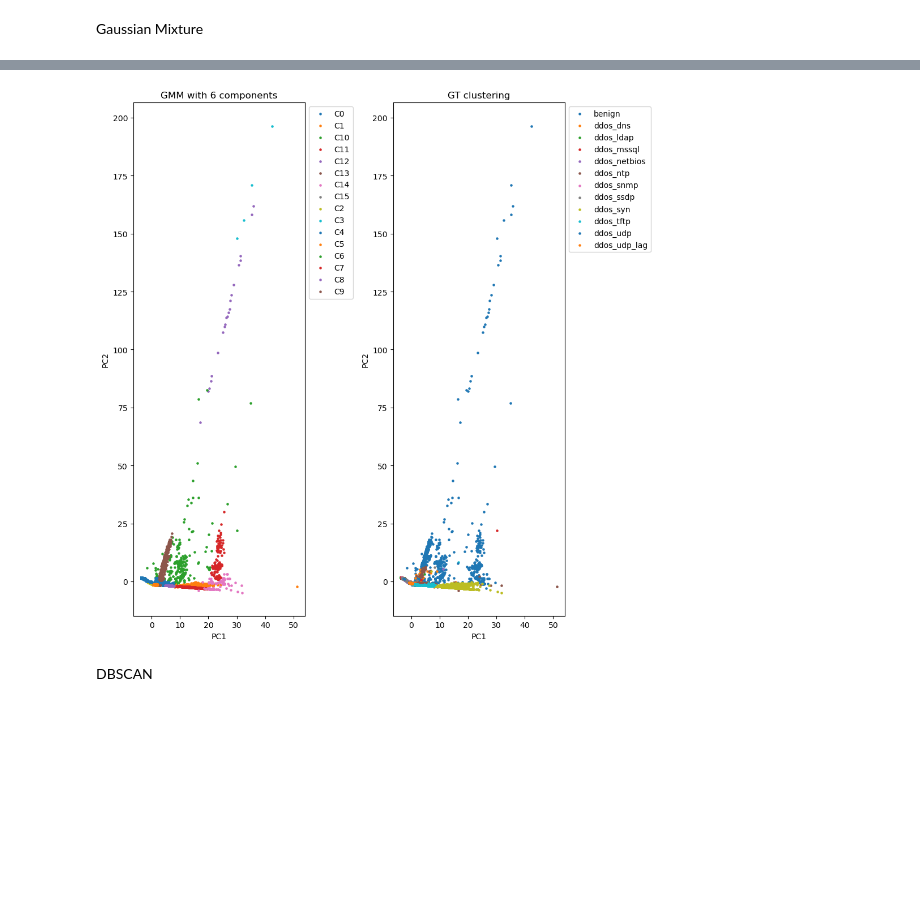
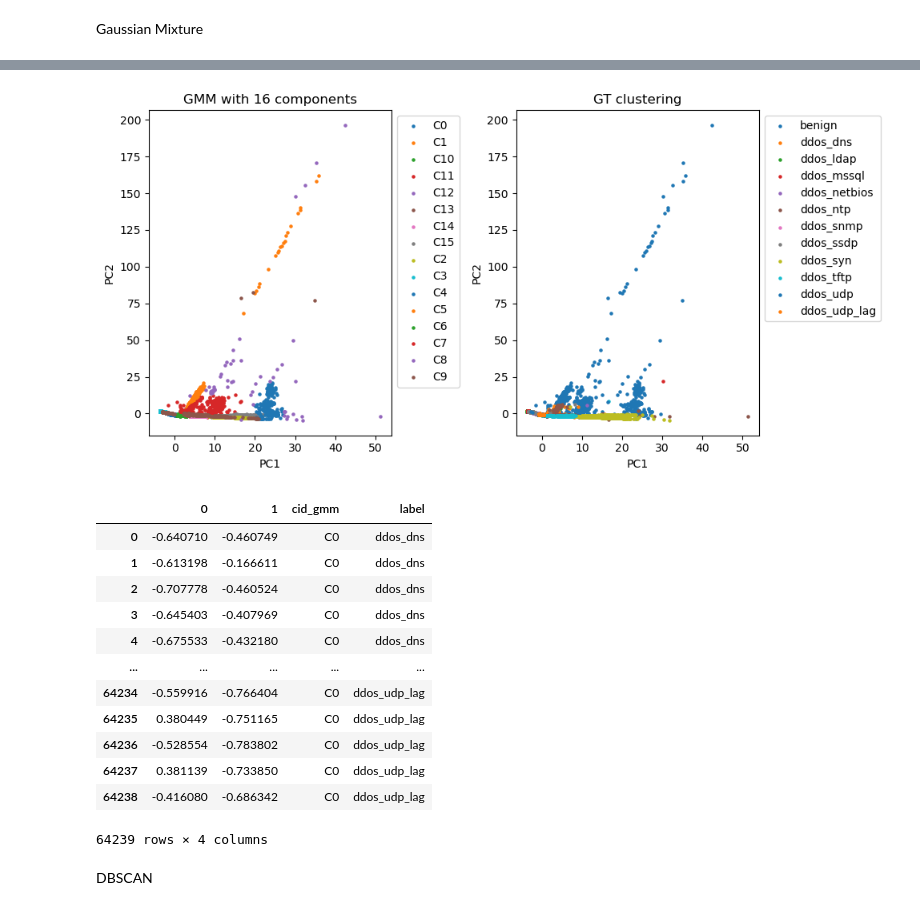
Before and after one commit to federicomirra01/DDoS_analysis_project, a Jupyter notebook: Section_3(to_be_done).ipynb, the cells around one changed output, grey strips where cells are left out. Drawn from its saved outputs; the diff is of its cells as text; code cells hidden in the pictures; blank space fills up the shorter version.

```diff
--- a/Section_3(to_be_done).ipynb
+++ b/Section_3(to_be_done).ipynb
@@ -79,36 +70,53 @@ Other metrics: log-likehood, ri, ari
 # %%
 pca_result =pd.read_csv('pca_dataframe.csv').to_numpy()[:,:2]
 
 df = pd.DataFrame(pca_result)
 
 gmm = GaussianMixture(n_components=16)
 labels = gmm.fit_predict(df)
-df['cid'] = [f'C{x}' for x in labels]
+df['cid_gmm'] = [f'C{x}' for x in labels]
 df['label'] = y.reshape(-1)
 
-fig, ax = plt.subplots(1, 2, figsize=(10,10))
+fig, ax = plt.subplots(1, 2, figsize=(10,5))
 
-for i in np.unique(df.cid):
-    subdf = df[df.cid == i]
+for i in np.unique(df.cid_gmm):
+    subdf = df[df.cid_gmm == i]
     ax[0].scatter(subdf[0], subdf[1], label=i, s=5)
 plt.grid()
 lgnd = ax[0].legend(bbox_to_anchor=(1, 1), loc="upper left")
 ax[0].set_xlabel('PC1')
 ax[0].set_ylabel('PC2')
-ax[0].set_title('GMM with 6 components')
+ax[0].set_title('GMM with 16 components')
 
 for i in np.unique(df.label):
     subdf = df[df.label == i]
     ax[1].scatter(subdf[0], subdf[1], label=i, s=5)
 plt.grid()
 lgnd = ax[1].legend(bbox_to_anchor=(1, 1), loc="upper left")
 ax[1].set_xlabel('PC1')
 ax[1].set_ylabel('PC2')
 ax[1].set_title('GT clustering')
 plt.tight_layout()
 plt.show()
 # %% [output]
-[figure, old version]
+[figure, new version]
+# %%
+cluster_df = df
+cluster_df
+# %% [output]
+|  | 0 | 1 | cid_gmm | label |
+| 0 | -0.640710 | -0.460749 | C0 | ddos_dns |
+| 1 | -0.613198 | -0.166611 | C0 | ddos_dns |
+| 2 | -0.707778 | -0.460524 | C0 | ddos_dns |
+| 3 | -0.645403 | -0.407969 | C0 | ddos_dns |
+| 4 | -0.675533 | -0.432180 | C0 | ddos_dns |
+| ... | ... | ... | ... | ... |
+| 64234 | -0.559916 | -0.766404 | C0 | ddos_udp_lag |
+| 64235 | 0.380449 | -0.751165 | C0 | ddos_udp_lag |
+| 64236 | -0.528554 | -0.783802 | C0 | ddos_udp_lag |
+| 64237 | 0.381139 | -0.733850 | C0 | ddos_udp_lag |
+| 64238 | -0.416080 | -0.686342 | C0 | ddos_udp_lag |
+64239 rows × 4 columns
 # %% [markdown]
 DBSCAN
 # %%
```
Also changed, not shown: parts of 6 cells of this notebook, 1 other file.
